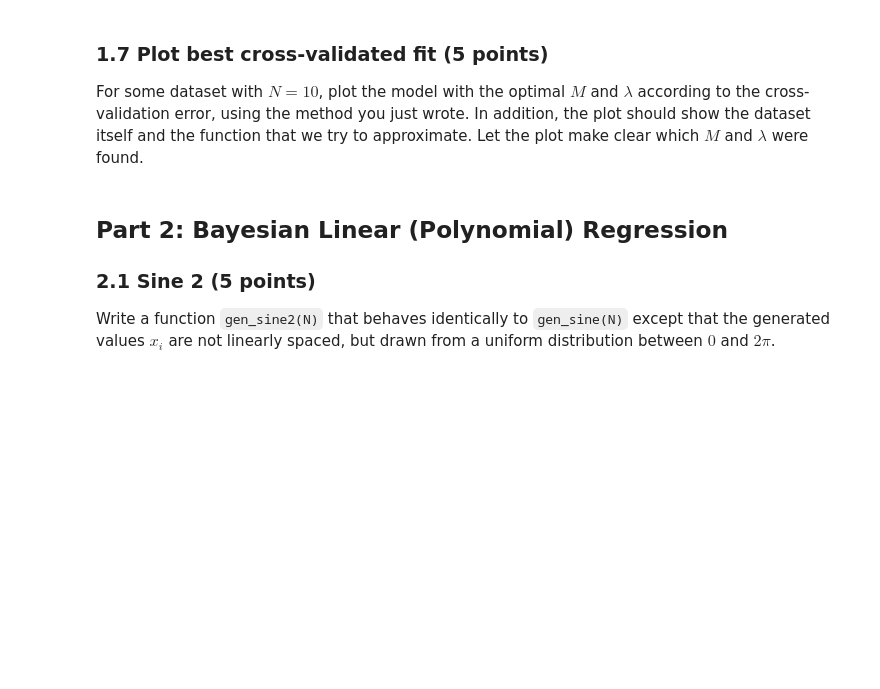
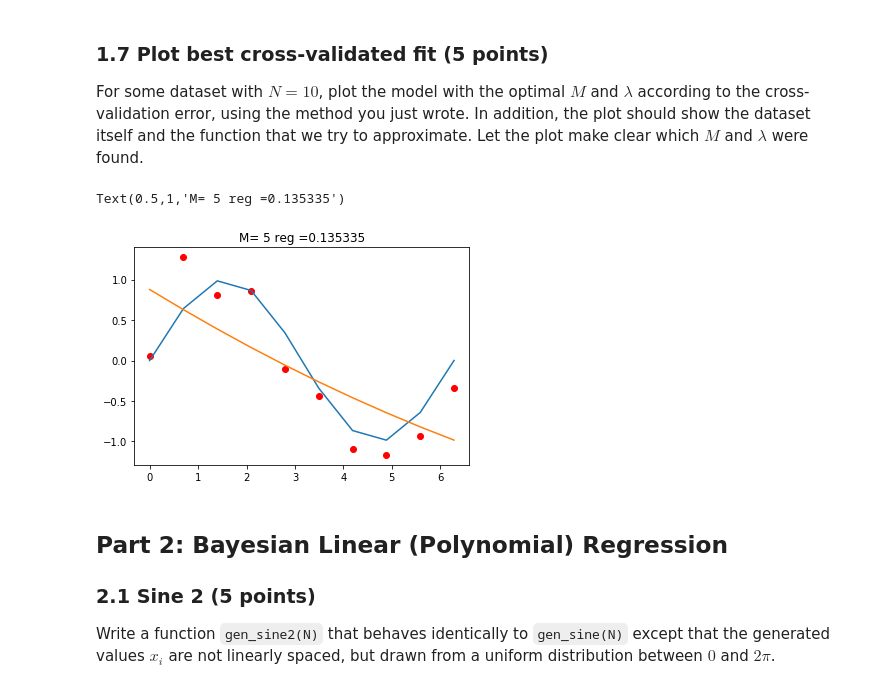
Before and after one commit to TraianVidrascu/ML1, a Jupyter notebook: 12280046_11808527_lab1.ipynb, the cells around one changed output. Saved outputs shown, nothing was run; the diff lists cells and outputs as text; code cells hidden in the pictures; blank space fills up the shorter version.

```diff
--- a/12280046_11808527_lab1.ipynb
+++ b/12280046_11808527_lab1.ipynb
@@ -283,9 +264,29 @@ def kfold_indices(N, k):
         valid_folds.append(valid_indices)
         train_folds.append(np.setdiff1d(all_indices, valid_indices))
     return train_folds, valid_folds
-# %%
-def find_best_m_and_lamb(x, t):
-    # YOUR CODE HERE
-    raise NotImplementedError()
-
-    return M_best, lamb_best
+# %%
+def cross_validation(x, t, M, reg):
+    train_folds, valid_folds = kfold_indices(len(x), 5)
+
+    err = 0.0
+    for i in range(len(train_folds)):
+        x_train = np.array([x[j] for j in train_folds[i]])
+        t_train = np.array([t[j] for j in train_folds[i]])
+        x_valid = np.array([x[j] for j in valid_folds[i]])
+        t_valid = np.array([t[j] for j in valid_folds[i]])
+        err += pred_error(x_train, x_valid, t_train, t_valid, M, reg)
+    err /= len(valid_folds)
+    return err
+
+def find_best_m_and_lamb(x, t):
+    b_err = 100000000.0
+    M_best  = 0
+    lamb_best = np.e**(-10)
+    for M in range(0,11):
+        for reg in range(0,11):
+            err = cross_validation(x, t, M, np.e**(-reg))
+            if err < b_err:
+                b_err = err
+                M_best  = M
+                lamb_best = np.e**(-reg)
+    return M_best, lamb_best
@@ -316,3 +321,16 @@ raise NotImplementedError()
+# %%
+N = 10
+x, t = gen_sine(N)
+M_best, lamb_best = find_best_m_and_lamb(x, t)
+w_ml, Phi = fit_polynomial_reg(x, t, M_best,reg)
+y = y_function(x, w_ml, Phi)
+plt.plot(x,t, 'ro')
+plt.plot(x,np.sin(x))
+plt.plot(x,y)
+plt.title('M= %d reg =%f' % (M_best,lamb_best))
+# %% [output]
+Text(0.5,1,'M= 5 reg =0.135335')
+[figure, added]
 # %% [markdown]
 ## Part 2: Bayesian Linear (Polynomial) Regression
 
```
Also changed, not shown: parts of 11 cells of this notebook.
